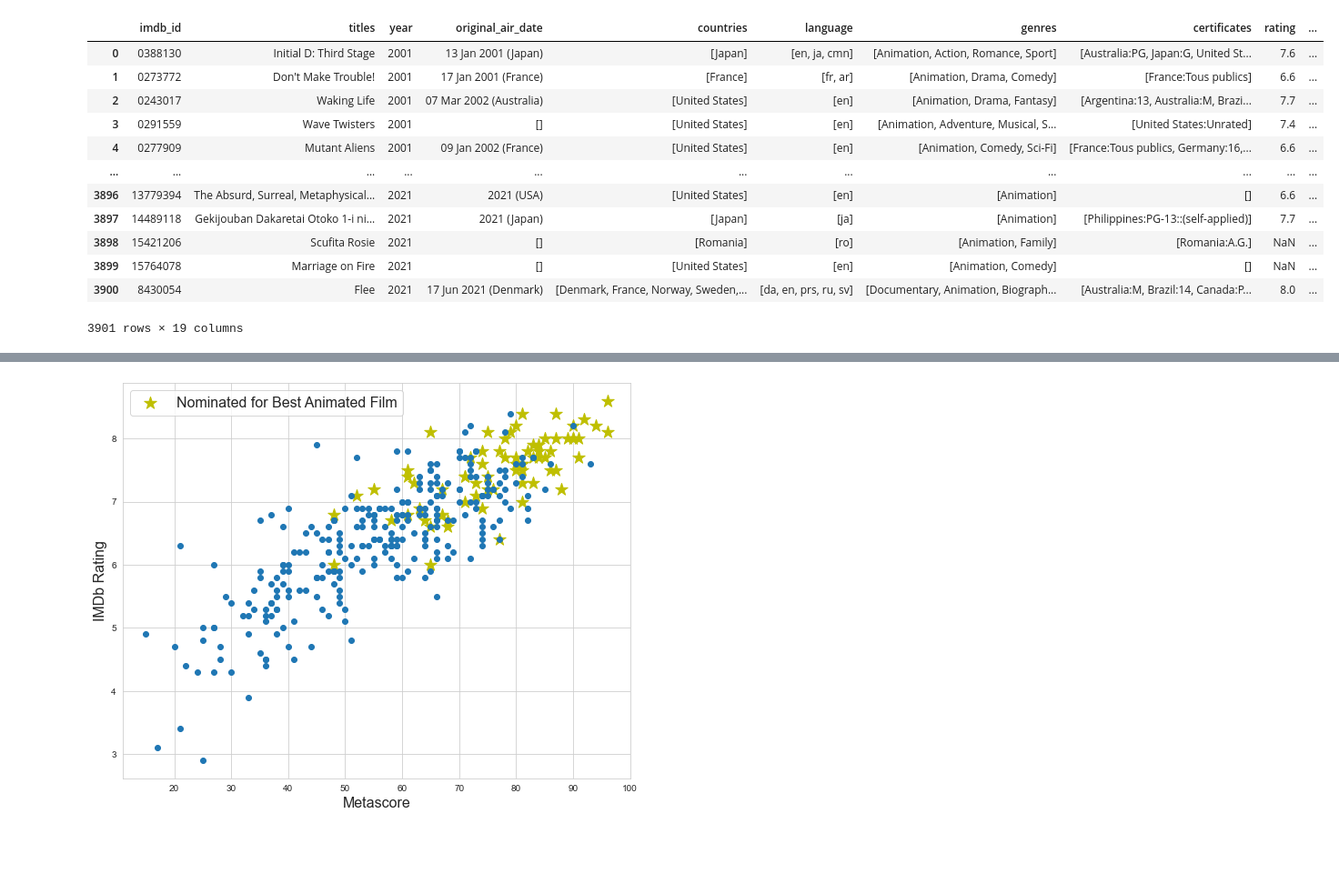
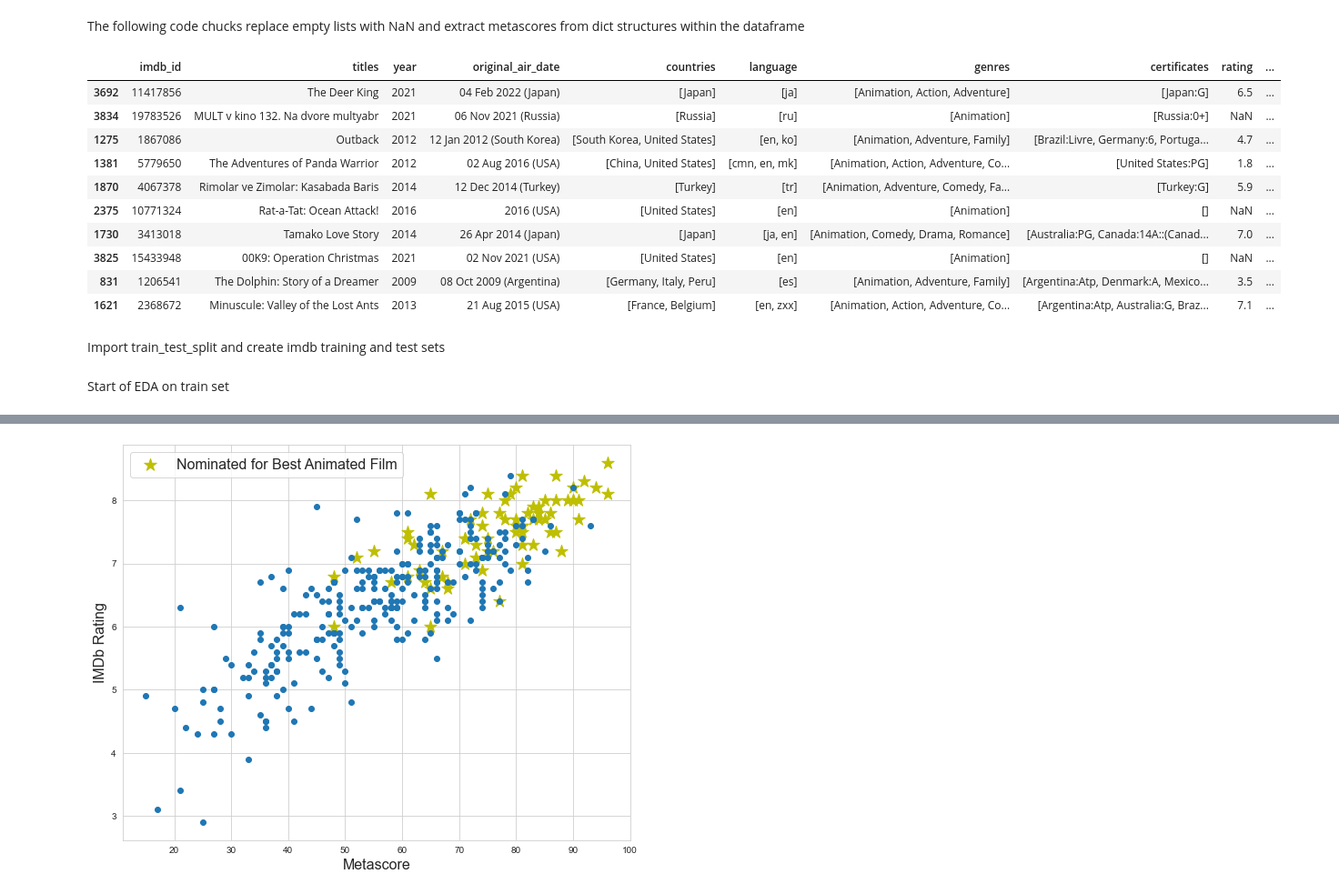
Before and after one commit to wrlaxboy151/may22-lunar-outpost, a Jupyter notebook: Data/Exploratory Data Analysis CDR.ipynb, the cells around one changed output, grey strips where cells are left out. Shown at 91% size. Drawn from its saved outputs; the diff is of its cells as text; code cells hidden in the pictures; blank space fills up the shorter version.

```diff
--- a/Data/Exploratory Data Analysis CDR.ipynb
+++ b/Data/Exploratory Data Analysis CDR.ipynb
@@ -13,6 +13,8 @@ import seaborn as sns
 sns.set_style('whitegrid')
 # %%
 temp = pd.read_pickle('df_of_imdb_data.pkl')
+# %% [markdown]
+The following code chucks replace empty lists with NaN and extract metascores from dict structures within the dataframe
 # %%
 temp['rating'] = temp['rating'].apply(lambda x: x if type(x) == float else np.nan)
 # %%
@@ -20,24 +22,26 @@ temp['runtimes'] = temp['runtimes'].apply(lambda x: int(x[0]) if type(x[0]) == s
 # %%
 temp['metascore'] = temp['metascore'].apply(lambda x: int(x['data']['metascore']) if 'metascore' in x['data'].keys() else np.nan)
 # %%
-temp
+temp.sample(10)
 # %% [output]
 |  | imdb_id | titles | year | original_air_date | countries | language | genres | certificates | rating | ... |
-| 0 | 0388130 | Initial D: Third Stage | 2001 | 13 Jan 2001 (Japan) | [Japan] | [en, ja, cmn] | [Animation, Action, Romance, Sport] | [Australia:PG, Japan:G, United St... | 7.6 | ... |
-| 1 | 0273772 | Don't Make Trouble! | 2001 | 17 Jan 2001 (France) | [France] | [fr, ar] | [Animation, Drama, Comedy] | [France:Tous publics] | 6.6 | ... |
-| 2 | 0243017 | Waking Life | 2001 | 07 Mar 2002 (Australia) | [United States] | [en] | [Animation, Drama, Fantasy] | [Argentina:13, Australia:M, Brazi... | 7.7 | ... |
-| 3 | 0291559 | Wave Twisters | 2001 | [] | [United States] | [en] | [Animation, Adventure, Musical, S... | [United States:Unrated] | 7.4 | ... |
-| 4 | 0277909 | Mutant Aliens | 2001 | 09 Jan 2002 (France) | [United States] | [en] | [Animation, Comedy, Sci-Fi] | [France:Tous publics, Germany:16,... | 6.6 | ... |
-| ... | ... | ... | ... | ... | ... | ... | ... | ... | ... | ... |
-| 3896 | 13779394 | The Absurd, Surreal, Metaphysical... | 2021 | 2021 (USA) | [United States] | [en] | [Animation] | [] | 6.6 | ... |
-| 3897 | 14489118 | Gekijouban Dakaretai Otoko 1-i ni... | 2021 | 2021 (Japan) | [Japan] | [ja] | [Animation] | [Philippines:PG-13::(self-applied)] | 7.7 | ... |
-| 3898 | 15421206 | Scufita Rosie | 2021 | [] | [Romania] | [ro] | [Animation, Family] | [Romania:A.G.] | NaN | ... |
-| 3899 | 15764078 | Marriage on Fire | 2021 | [] | [United States] | [en] | [Animation, Comedy] | [] | NaN | ... |
-| 3900 | 8430054 | Flee | 2021 | 17 Jun 2021 (Denmark) | [Denmark, France, Norway, Sweden,... | [da, en, prs, ru, sv] | [Documentary, Animation, Biograph... | [Australia:M, Brazil:14, Canada:P... | 8.0 | ... |
+| 3692 | 11417856 | The Deer King | 2021 | 04 Feb 2022 (Japan) | [Japan] | [ja] | [Animation, Action, Adventure] | [Japan:G] | 6.5 | ... |
+| 3834 | 19783526 | MULT v kino 132. Na dvore multyabr | 2021 | 06 Nov 2021 (Russia) | [Russia] | [ru] | [Animation] | [Russia:0+] | NaN | ... |
+| 1275 | 1867086 | Outback | 2012 | 12 Jan 2012 (South Korea) | [South Korea, United States] | [en, ko] | [Animation, Adventure, Family] | [Brazil:Livre, Germany:6, Portuga... | 4.7 | ... |
+| 1381 | 5779650 | The Adventures of Panda Warrior | 2012 | 02 Aug 2016 (USA) | [China, United States] | [cmn, en, mk] | [Animation, Action, Adventure, Co... | [United States:PG] | 1.8 | ... |
+| 1870 | 4067378 | Rimolar ve Zimolar: Kasabada Baris | 2014 | 12 Dec 2014 (Turkey) | [Turkey] | [tr] | [Animation, Adventure, Comedy, Fa... | [Turkey:G] | 5.9 | ... |
+| 2375 | 10771324 | Rat-a-Tat: Ocean Attack! | 2016 | 2016 (USA) | [United States] | [en] | [Animation] | [] | NaN | ... |
+| 1730 | 3413018 | Tamako Love Story | 2014 | 26 Apr 2014 (Japan) | [Japan] | [ja, en] | [Animation, Comedy, Drama, Romance] | [Australia:PG, Canada:14A::(Canad... | 7.0 | ... |
+| 3825 | 15433948 | 00K9: Operation Christmas | 2021 | 02 Nov 2021 (USA) | [United States] | [en] | [Animation] | [] | NaN | ... |
+| 831 | 1206541 | The Dolphin: Story of a Dreamer | 2009 | 08 Oct 2009 (Argentina) | [Germany, Italy, Peru] | [es] | [Animation, Adventure, Family] | [Argentina:Atp, Denmark:A, Mexico... | 3.5 | ... |
+| 1621 | 2368672 | Minuscule: Valley of the Lost Ants | 2013 | 21 Aug 2015 (USA) | [France, Belgium] | [en, zxx] | [Animation, Action, Adventure, Co... | [Argentina:Atp, Australia:G, Braz... | 7.1 | ... |
-3901 rows × 19 columns
+# %% [markdown]
+Import train_test_split and create imdb training and test sets
 # %%
 from sklearn.base import BaseEstimator, TransformerMixin
 from sklearn.impute import SimpleImputer
 from sklearn.model_selection import train_test_split
 # %%
 imdb_train, imdb_test = train_test_split(temp, test_size=0.2, shuffle=True, stratify=temp['is_nominee'], random_state=126029)
+# %% [markdown]
+Start of EDA on train set
```
Also changed, not shown: parts of 19 cells of this notebook.
